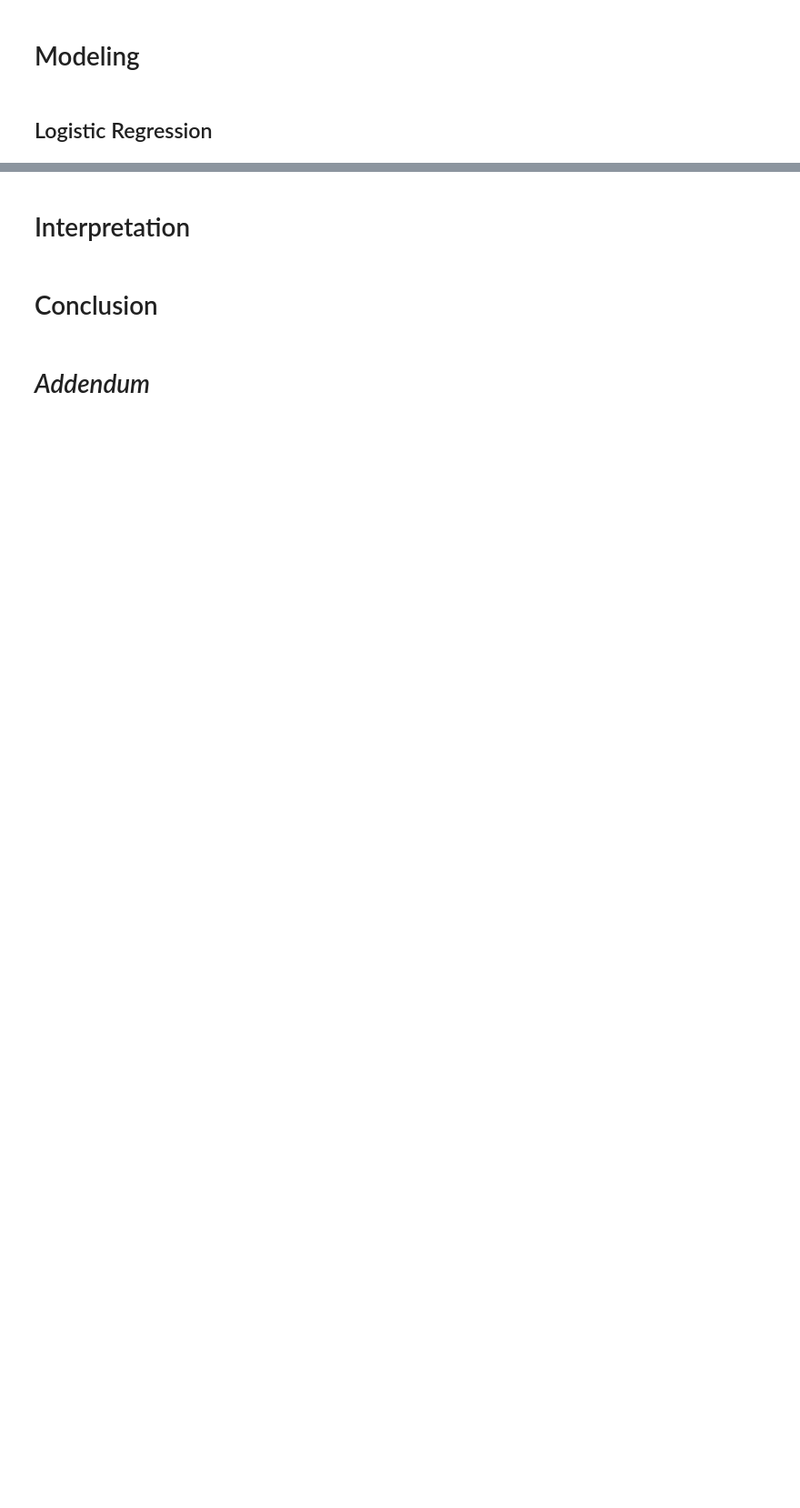
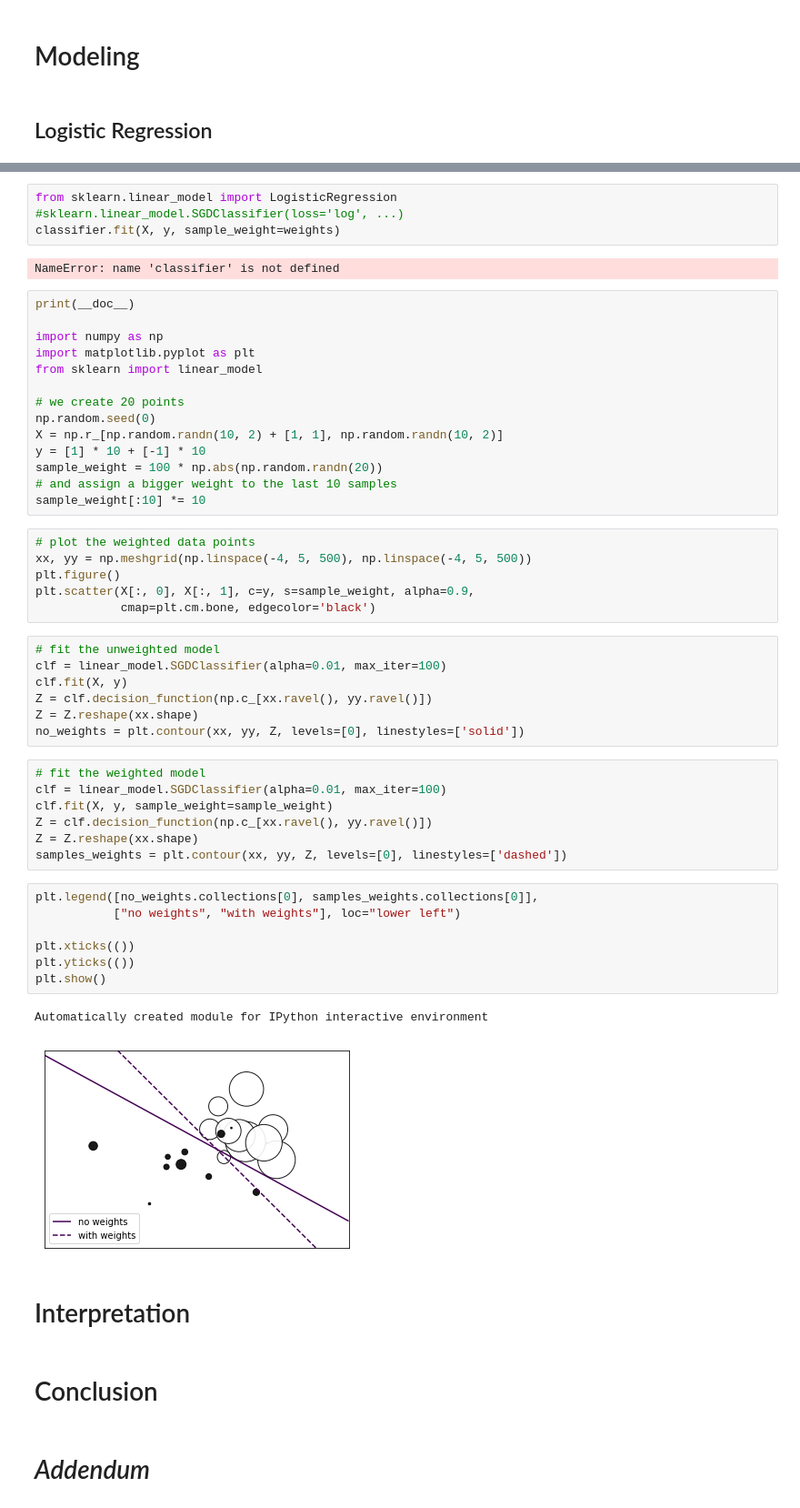
Before and after one commit to pmleffers/BRFSS2016, a Jupyter notebook: BRFSS notebook.ipynb, the cells around one changed output, grey strips where cells are left out. Shown: that part at 91% size. Drawn from its saved outputs; the diff is of its cells as text; blank space fills up the shorter version.

```diff
--- a/BRFSS notebook.ipynb
+++ b/BRFSS notebook.ipynb
@@ -1542,3 +2100,53 @@ weights = np.array(BRFSS2016['_LLCPWT'].fillna(0)).reshape(-1, 1)
+# %%
+from sklearn.linear_model import LogisticRegression
+#sklearn.linear_model.SGDClassifier(loss='log', ...)
+classifier.fit(X, y, sample_weight=weights)
+# %% [output]
+NameError: name 'classifier' is not defined
+# %%
+print(__doc__)
+
+import numpy as np
+import matplotlib.pyplot as plt
+from sklearn import linear_model
+
+# we create 20 points
+np.random.seed(0)
+X = np.r_[np.random.randn(10, 2) + [1, 1], np.random.randn(10, 2)]
+y = [1] * 10 + [-1] * 10
+sample_weight = 100 * np.abs(np.random.randn(20))
+# and assign a bigger weight to the last 10 samples
+sample_weight[:10] *= 10
+# %%
+# plot the weighted data points
+xx, yy = np.meshgrid(np.linspace(-4, 5, 500), np.linspace(-4, 5, 500))
+plt.figure()
+plt.scatter(X[:, 0], X[:, 1], c=y, s=sample_weight, alpha=0.9,
+            cmap=plt.cm.bone, edgecolor='black')
+# %%
+# fit the unweighted model
+clf = linear_model.SGDClassifier(alpha=0.01, max_iter=100)
+clf.fit(X, y)
+Z = clf.decision_function(np.c_[xx.ravel(), yy.ravel()])
+Z = Z.reshape(xx.shape)
+no_weights = plt.contour(xx, yy, Z, levels=[0], linestyles=['solid'])
+# %%
+# fit the weighted model
+clf = linear_model.SGDClassifier(alpha=0.01, max_iter=100)
+clf.fit(X, y, sample_weight=sample_weight)
+Z = clf.decision_function(np.c_[xx.ravel(), yy.ravel()])
+Z = Z.reshape(xx.shape)
+samples_weights = plt.contour(xx, yy, Z, levels=[0], linestyles=['dashed'])
+# %%
+plt.legend([no_weights.collections[0], samples_weights.collections[0]],
+           ["no weights", "with weights"], loc="lower left")
+
+plt.xticks(())
+plt.yticks(())
+plt.show()
+# %% [output]
+Automatically created module for IPython interactive environment
+[figure, added]
 # %% [markdown]
 Interpretation
 ============================
```
Also changed, not shown: parts of 61 cells of this notebook.
